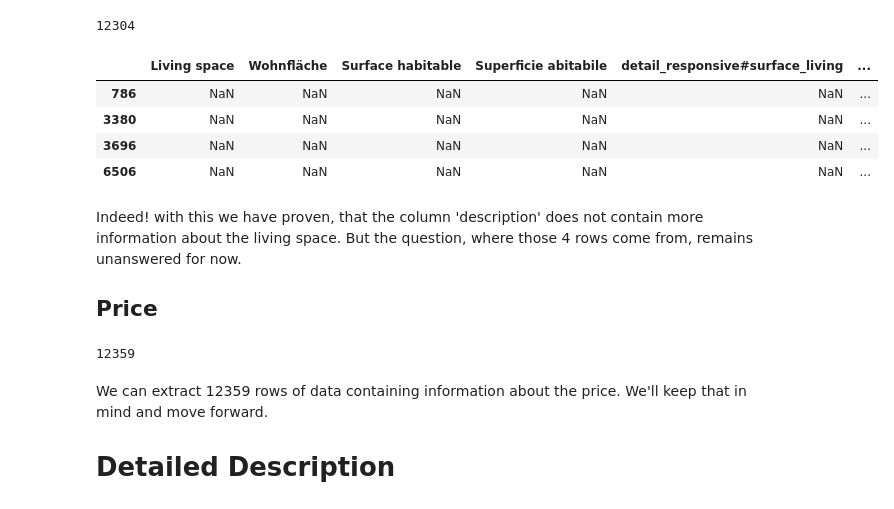
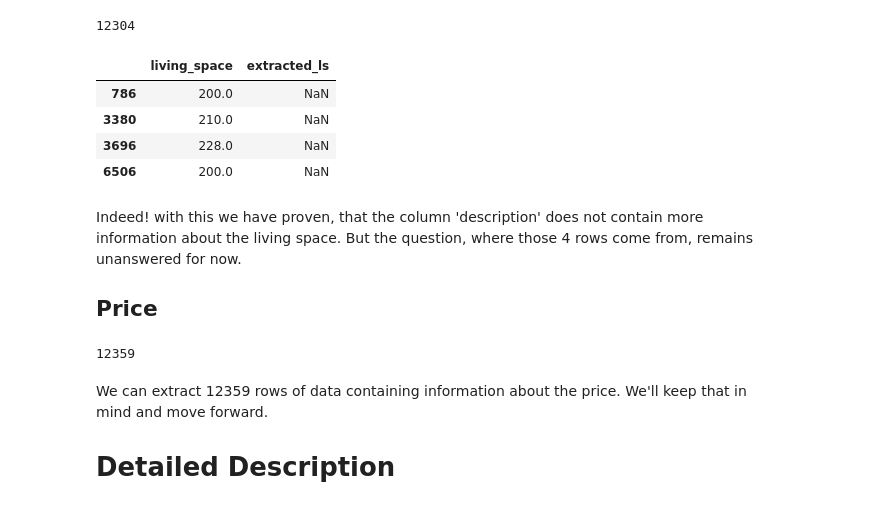
Before and after one commit to Immobilienrechner-Challenge/explorative-data-analysis, a Jupyter notebook: ints_eda.ipynb, the cells around one changed output. Cells and saved outputs as stored; diff of their text form; code cells hidden in the pictures.

Commit message:
Ints have been cleaned

```diff
--- a/ints_eda.ipynb
+++ b/ints_eda.ipynb
@@ -32,7 +27,7 @@ How the '_merged' column has been merged is unclear, therefore we cannot assume
 To investigate, how we can get the full set of data for living space, let's first create a subset containing only the columns with data on the living space.
 # %%
 living_space = ['Living space', 'Wohnfläche', 'Surface habitable', 'Superficie abitabile', 'detail_responsive#surface_living', 'Living_space_merged', 'Space extracted']
-df_living_space = df_numeric.loc[:, living_space]
+df_living_space = df.loc[:, living_space]
 # %% [markdown]
 The cumulative sum of the value counts per column can be checked against the 'merged'-count to see if any combination of value counts add up to the same number.
 # %%
@@ -131,0 +121,4 @@ df_numeric.shape
+# %%
+df_living_space['living_space'] = df_living_space['Space extracted']
+df_living_space.drop(['Living space', 'Wohnfläche', 'Surface habitable', 'Superficie abitabile', 'detail_responsive#surface_living', 'Living_space_merged', 'Space extracted'], axis=1, inplace=True)
+df_living_space
@@ -213,10 +221,10 @@ df_living_space['extracted_ls'] = df['description'].str.extract('(\d+) m²«')
 # %% [output]
 12304
 # %%
-df_living_space.loc[df_numeric['living_space'].notna() & df_living_space['extracted_ls'].isna(), :]
+df_living_space.loc[df_living_space['living_space'].notna() & df_living_space['extracted_ls'].isna(), :]
 # %% [output]
-|  | Living space | Wohnfläche | Surface habitable | Superficie abitabile | detail_responsive#surface_living | ... |
-| 786 | NaN | NaN | NaN | NaN | NaN | ... |
-| 3380 | NaN | NaN | NaN | NaN | NaN | ... |
-| 3696 | NaN | NaN | NaN | NaN | NaN | ... |
-| 6506 | NaN | NaN | NaN | NaN | NaN | ... |
+|  | living_space | extracted_ls |
+| 786 | 200.0 | NaN |
+| 3380 | 210.0 | NaN |
+| 3696 | 228.0 | NaN |
+| 6506 | 200.0 | NaN |
@@ -224,10 +234,12 @@ df_living_space.loc[df_numeric['living_space'].notna() & df_living_space['extrac
 Indeed! with this we have proven, that the column 'description' does not contain more information about the living space. But the question, where those 4 rows come from, remains unanswered for now.
 
 ## Price
-# %%
-df['description'].str.contains('CHF [\d.,]+').sum()
-# %% [output]
-12359
+# %%
+df_price = df.loc[:, ['price', 'price_cleaned']]
+df_price['description_price'] = df['description'].str.extract('CHF ([\d.,]+)')
+df_price['description_price'].count()
+# %% [output]
+12359
 # %% [markdown]
 We can extract 12359 rows of data containing information about the price. We'll keep that in mind and move forward.
 
```
Also changed, not shown: parts of 82 cells of this notebook, 2 other files.
